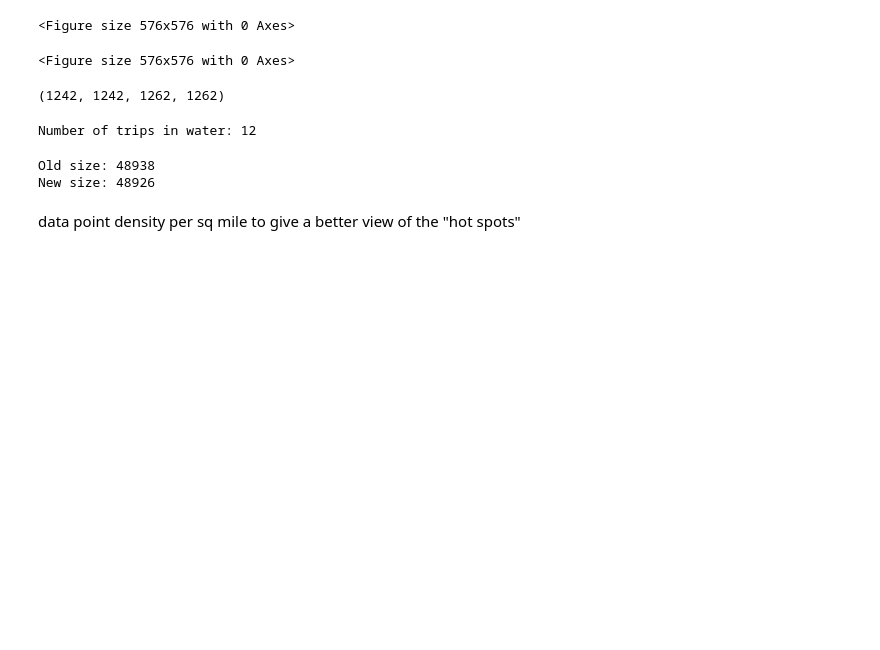
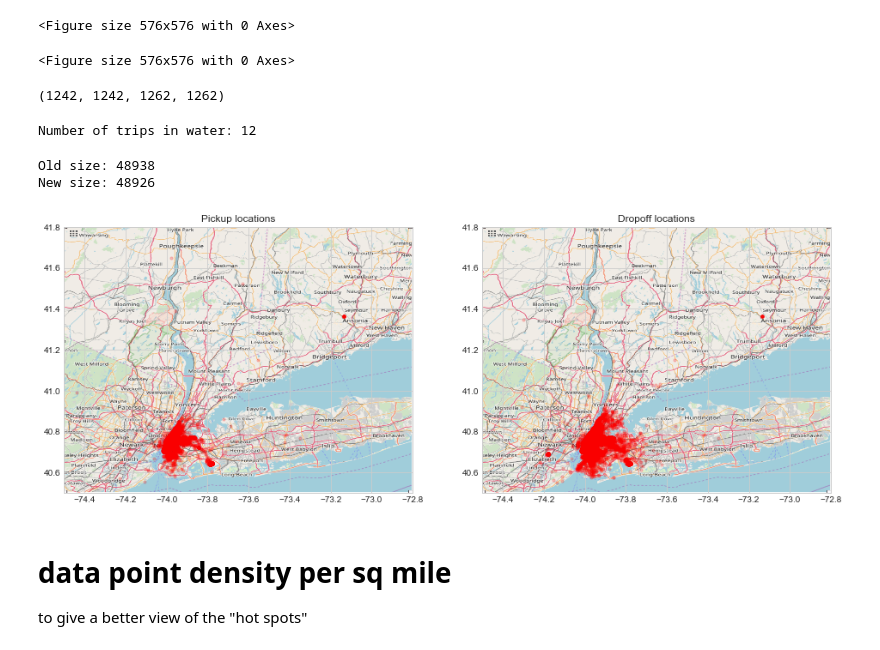
Before and after one commit to haorenxwx/KaggleProjectGit, a Jupyter notebook: NYCtaxi/NYCTaxiFare.py.ipynb, the cells around one changed output. Cells and saved outputs as stored; diff of their text form; code cells hidden in the pictures; blank space fills up the shorter version.

```diff
--- a/NYCtaxi/NYCTaxiFare.py.ipynb
+++ b/NYCtaxi/NYCTaxiFare.py.ipynb
@@ -252,9 +252,11 @@ print('New size: %d' %len(df_train))
 Old size: 48938
 New size: 48926
 # %%
-#plot_on_map(df_train, BB, nyc_map)
+plot_on_map(df_train, BB, nyc_map)
+# %% [output]
+[figure, added]
 # %% [markdown]
-data point density per sq mile
+# data point density per sq mile
 to give a better view of the "hot spots"
 # %%
 # a function to calculate the distance in mile between location in lon, lat
```
Also changed, not shown: parts of 24 cells of this notebook, 1 other file.
